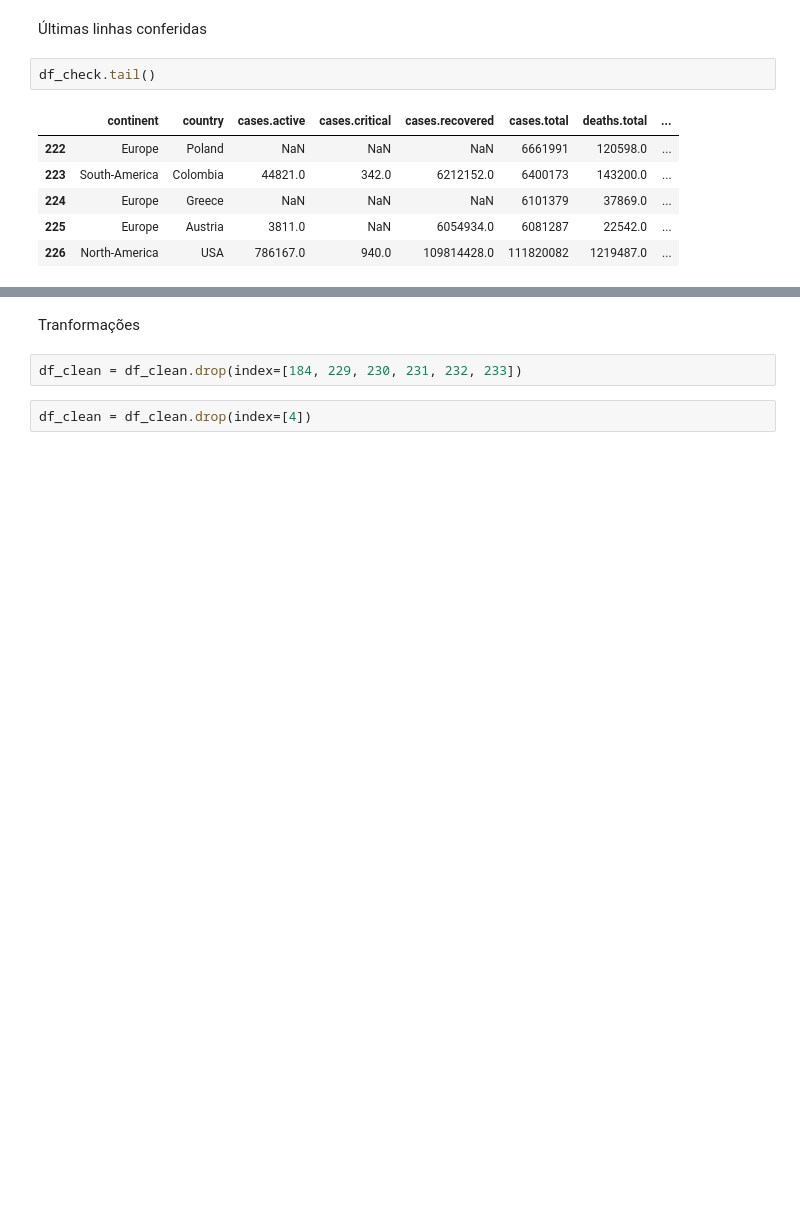
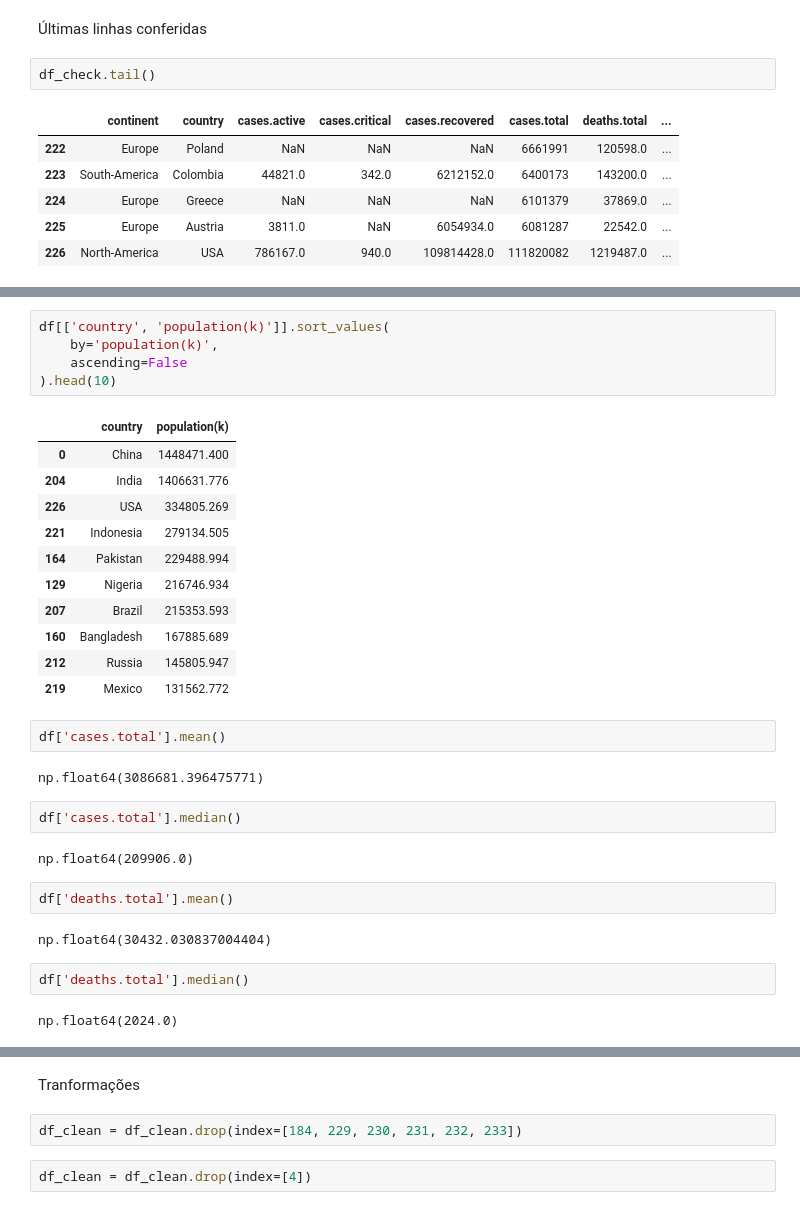
Before and after one commit to amanda-dalmeida/covid19-data-analysis, a Jupyter notebook: covid19_eda.ipynb, the cells around one changed output, grey strips where cells are left out. Drawn from its saved outputs; the diff is of its cells as text; blank space fills up the shorter version.

```diff
--- a/covid19_eda.ipynb
+++ b/covid19_eda.ipynb
@@ -814,0 +867,33 @@ df_check.tail()
+# %%
+df[['country', 'population(k)']].sort_values(
+    by='population(k)',
+    ascending=False
+).head(10)
+# %% [output]
+|  | country | population(k) |
+| 0 | China | 1448471.400 |
+| 204 | India | 1406631.776 |
+| 226 | USA | 334805.269 |
+| 221 | Indonesia | 279134.505 |
+| 164 | Pakistan | 229488.994 |
+| 129 | Nigeria | 216746.934 |
+| 207 | Brazil | 215353.593 |
+| 160 | Bangladesh | 167885.689 |
+| 212 | Russia | 145805.947 |
+| 219 | Mexico | 131562.772 |
+# %%
+df['cases.total'].mean()
+# %% [output]
+np.float64(3086681.396475771)
+# %%
+df['cases.total'].median()
+# %% [output]
+np.float64(209906.0)
+# %%
+df['deaths.total'].mean()
+# %% [output]
+np.float64(30432.030837004404)
+# %%
+df['deaths.total'].median()
+# %% [output]
+np.float64(2024.0)
```
Also changed, not shown: parts of 6 cells of this notebook.
